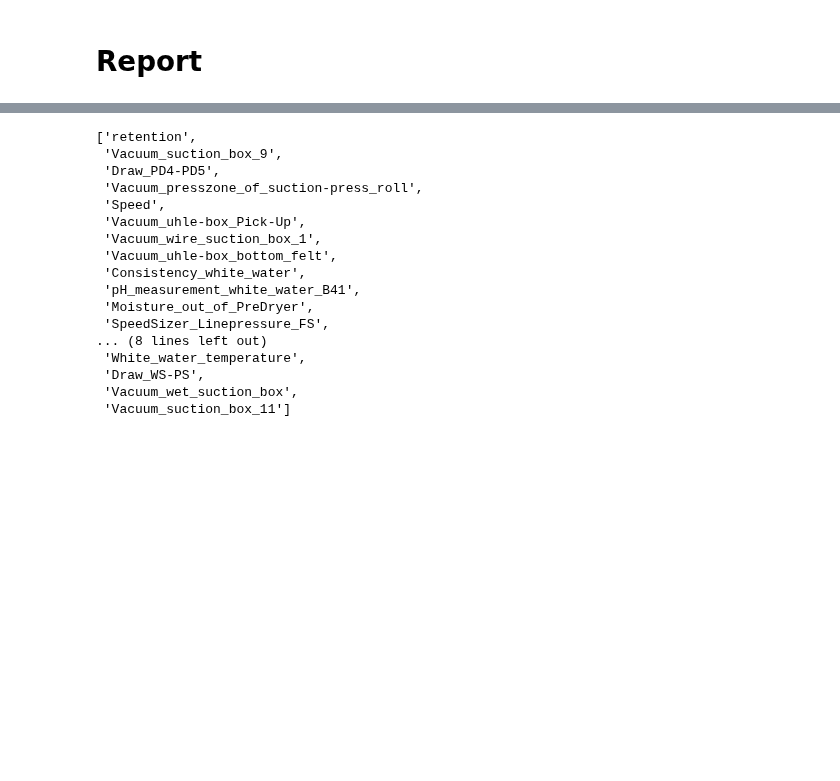
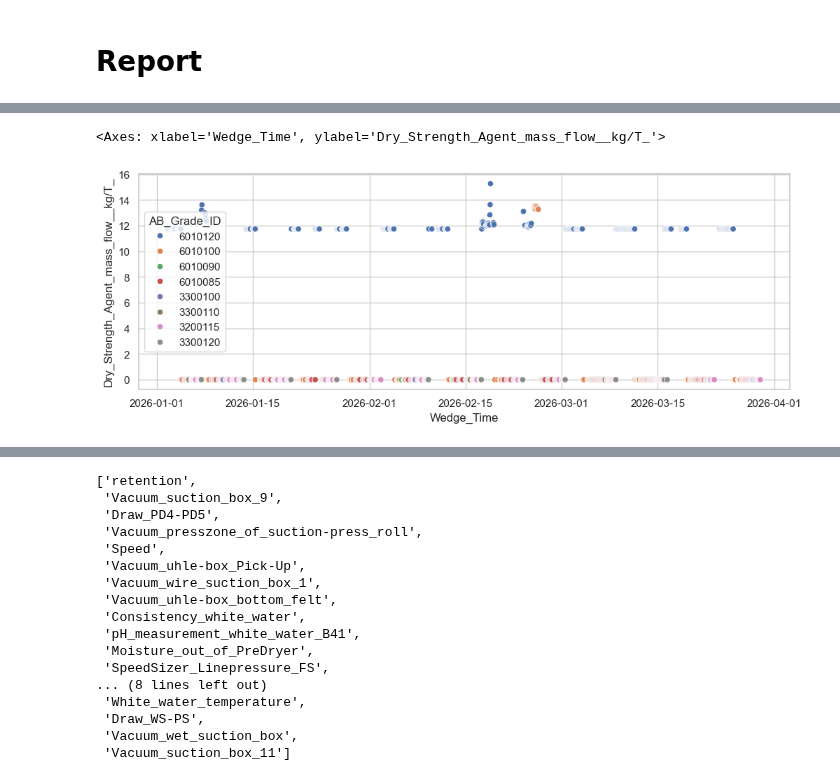
Before and after one commit to Miggon-dev/costimiser2, a Jupyter notebook: ai_process_analyst.ipynb, the cells around one changed output, grey strips where cells are left out. Cells and saved outputs as stored; diff of their text form; code cells hidden in the pictures; blank space fills up the shorter version.

```diff
--- a/ai_process_analyst.ipynb
+++ b/ai_process_analyst.ipynb
@@ -1924,0 +2432,23 @@ LANG = "en"
+# %%
+turnup["outlier"] = detect_outliers(turnup,'Moisture_after_SpeedSizer',
+                                    method="iqr",
+                                    #group_col="AB_Grade_ID"
+                                    )
+# %%
+v = 'Current_reel_length'
+outlier_flag = detect_outliers(turnup,v,
+                                    method="iqr",
+                                    #group_col="AB_Grade_ID"
+                                    )
+
+impute(turnup,
+       value_col = v,
+       outlier_flag = outlier_flag,
+       method = "ffill",
+       group_col = "AB_Grade_ID",
+       constant_value=None,
+       time_col = "Wedge_Time",
+       inplace = True,
+       new_col = None,
+)
+turnup["outlier"] = outlier_flag
@@ -1924,0 +2464,12 @@ LANG = "en"
+# %%
+import plotly.express as px
+
+v =  'MC_SF_LF_Demand'
+outlier_flag = detect_outliers(turnup,v,
+                                    method="iqr",
+                                    #group_col="AB_Grade_ID"
+                                    )
+turnup["outlier"] = outlier_flag
+
+fig = px.scatter(turnup, x="Wedge_Time", y=v,  color=turnup["outlier"].map({True:"Outlier", False:"Normal"}))
+fig.show()
@@ -1924,0 +2533,13 @@ LANG = "en"
+# %%
+import seaborn as sns
+
+
+sns.set(rc={"figure.figsize":(12, 4)})
+sns.set_style('whitegrid')
+sns.set_context('notebook')
+# %%
+turnup["AB_Grade_ID"]=turnup["AB_Grade_ID"].astype(str)
+sns.scatterplot(turnup[(turnup.Wedge_Time>"2026-1-1") & (turnup.Wedge_Time<"2026-3-30")], x="Wedge_Time", y="Dry_Strength_Agent_mass_flow__kg/T_", hue="AB_Grade_ID")
+# %% [output]
+<Axes: xlabel='Wedge_Time', ylabel='Dry_Strength_Agent_mass_flow__kg/T_'>
+[figure, added]
```
Also changed, not shown: parts of 20 cells of this notebook, 16 other files.
